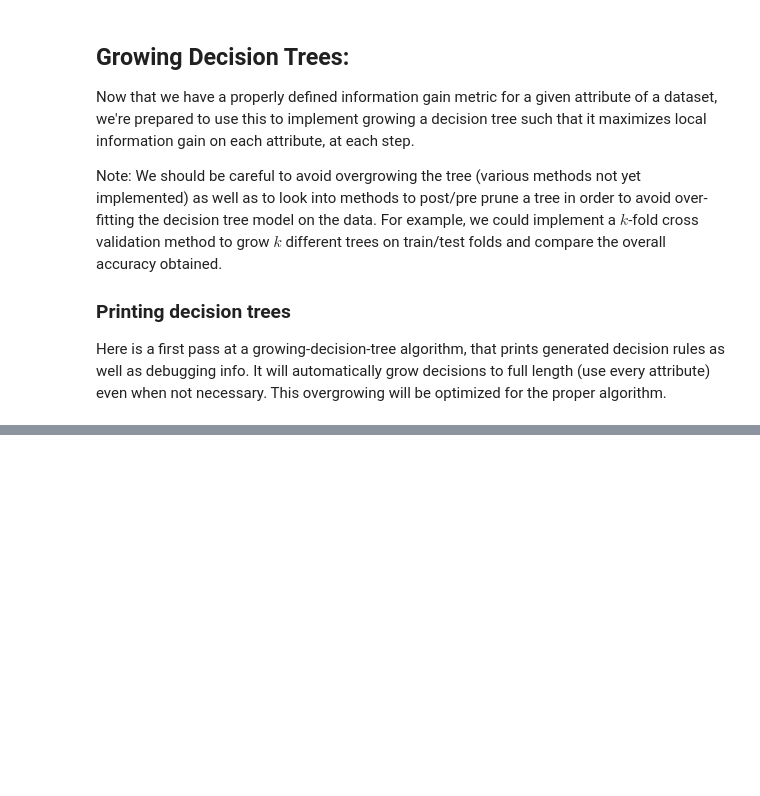
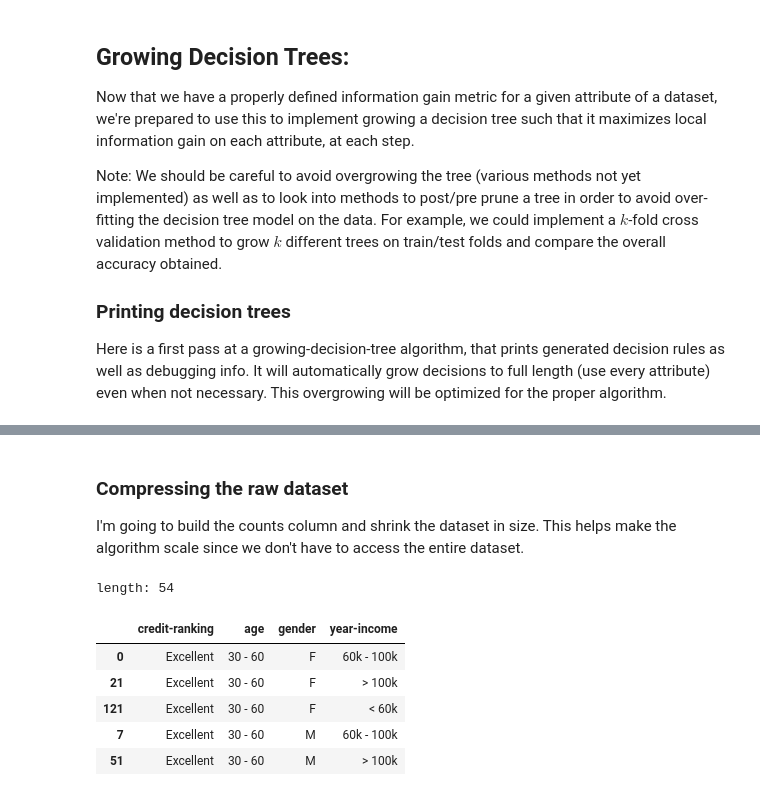
Before and after one commit to Kodyak/Growing-Decision-Trees, a Jupyter notebook: Growing Decision Trees Implementation.ipynb, the cells around one changed output, grey strips where cells are left out. Saved outputs shown, nothing was run; the diff lists cells and outputs as text; code cells hidden in the pictures; blank space fills up the shorter version.

```diff
--- a/Growing Decision Trees Implementation.ipynb
+++ b/Growing Decision Trees Implementation.ipynb
@@ -477,0 +599,24 @@ tree
+# %% [markdown]
+### Compressing the raw dataset
+
+I'm going to build the counts column and shrink the dataset in size. This helps make the algorithm scale since we don't have to access the entire dataset.
+# %%
+compressed_df = df[ [not x for x in df.duplicated()] ]
+
+# following is good for sorting but runs into a copy-setting warning, so I've just left it out for the moment
+# compressed_df["credit-ranking"] = pd.Categorical(compressed_df['credit-ranking'], ["Excellent","Good","Fair"])
+
+# sorts by variable, in order
+compressed_df = compressed_df.sort_values(["credit-ranking", 'age', 'gender'])
+
+print('length:', len(compressed_df))
+
+compressed_df.head()
+# %% [output]
+length: 54
+|  | credit-ranking | age | gender | year-income |
+| 0 | Excellent | 30 - 60 | F | 60k - 100k |
+| 21 | Excellent | 30 - 60 | F | > 100k |
+| 121 | Excellent | 30 - 60 | F | < 60k |
+| 7 | Excellent | 30 - 60 | M | 60k - 100k |
+| 51 | Excellent | 30 - 60 | M | > 100k |
```
Also changed, not shown: parts of 33 cells of this notebook.
